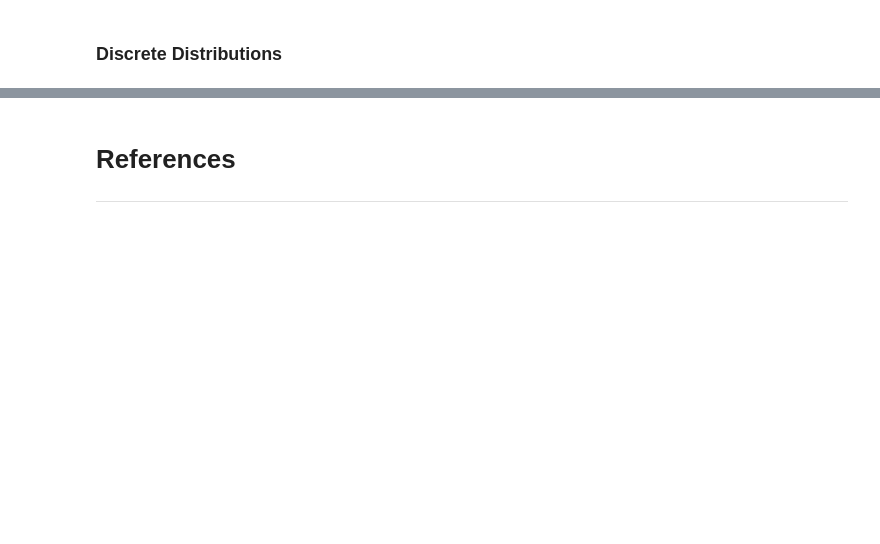
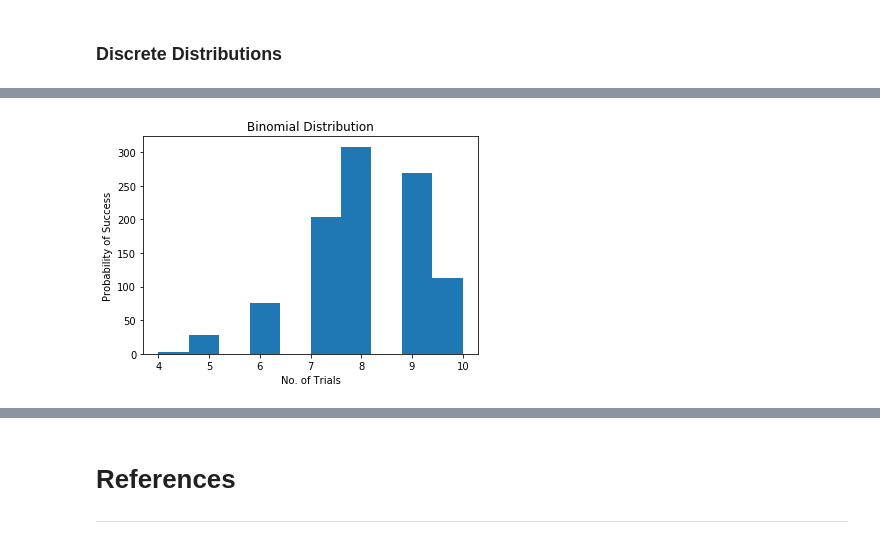
Before and after one commit to shaner1/ProgDA_Task_20, a Jupyter notebook: Numpy .ipynb, the cells around one changed output, grey strips where cells are left out. Drawn from its saved outputs; the diff is of its cells as text; code cells hidden in the pictures; blank space fills up the shorter version.

```diff
--- a/Numpy .ipynb
+++ b/Numpy .ipynb
@@ -385,0 +389,13 @@ Binomial distribution are another example of discrete probability and in a binom
+# %%
+rng = np.random.default_rng()
+
+# declaring the variables n = number of trials, p = probability of success of each trial
+n, p = 10, 0.8
+s = rng.binomial(n, p, 1000)
+plt.hist(s)
+plt.title('Binomial Distribution')
+plt.ylabel("Probability of Success")
+plt.xlabel("No. of Trials")
+plt.show()
+# %% [output]
+[figure, added]
```
Also changed, not shown: parts of 84 cells of this notebook, 1 other file.
